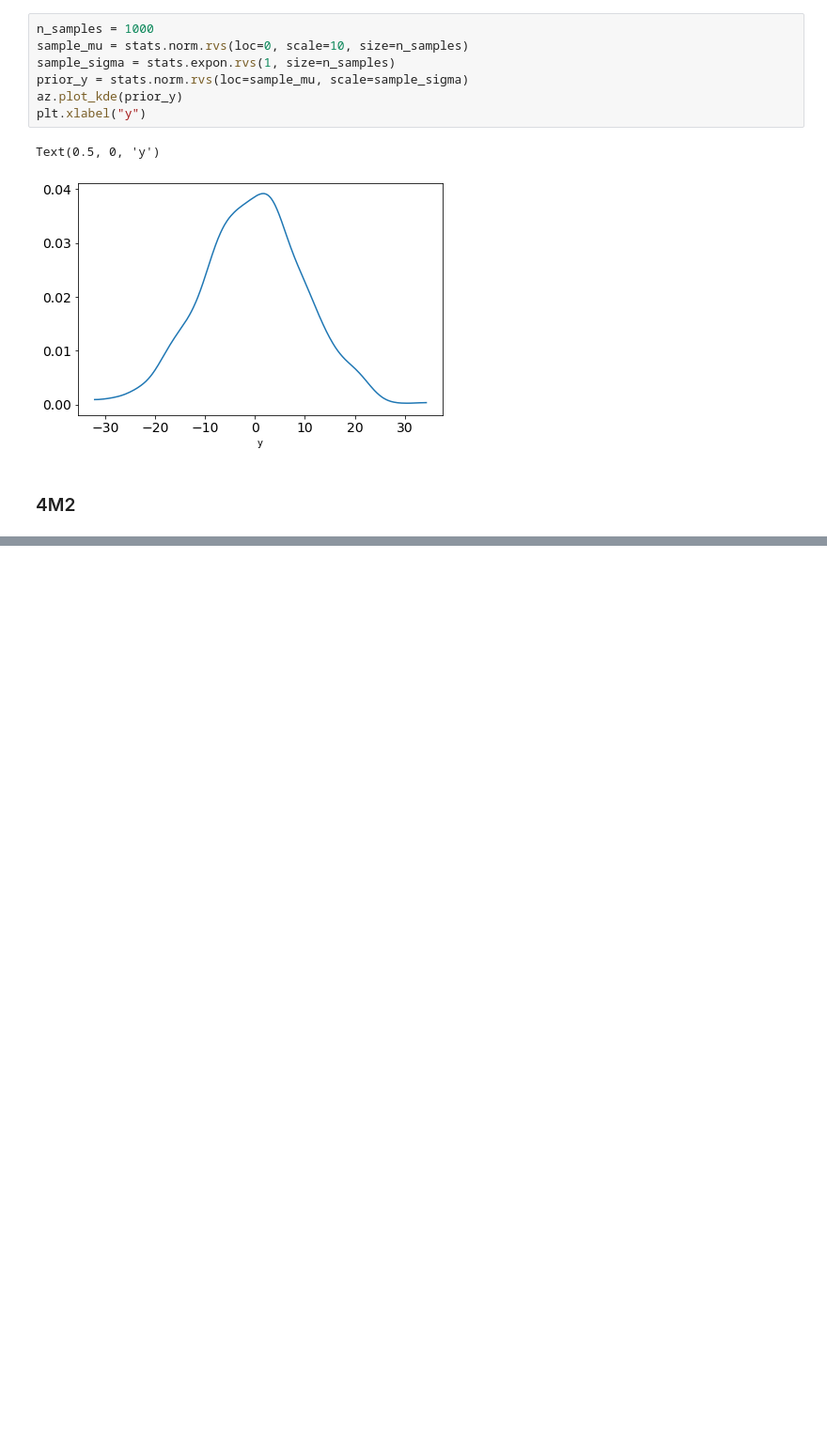
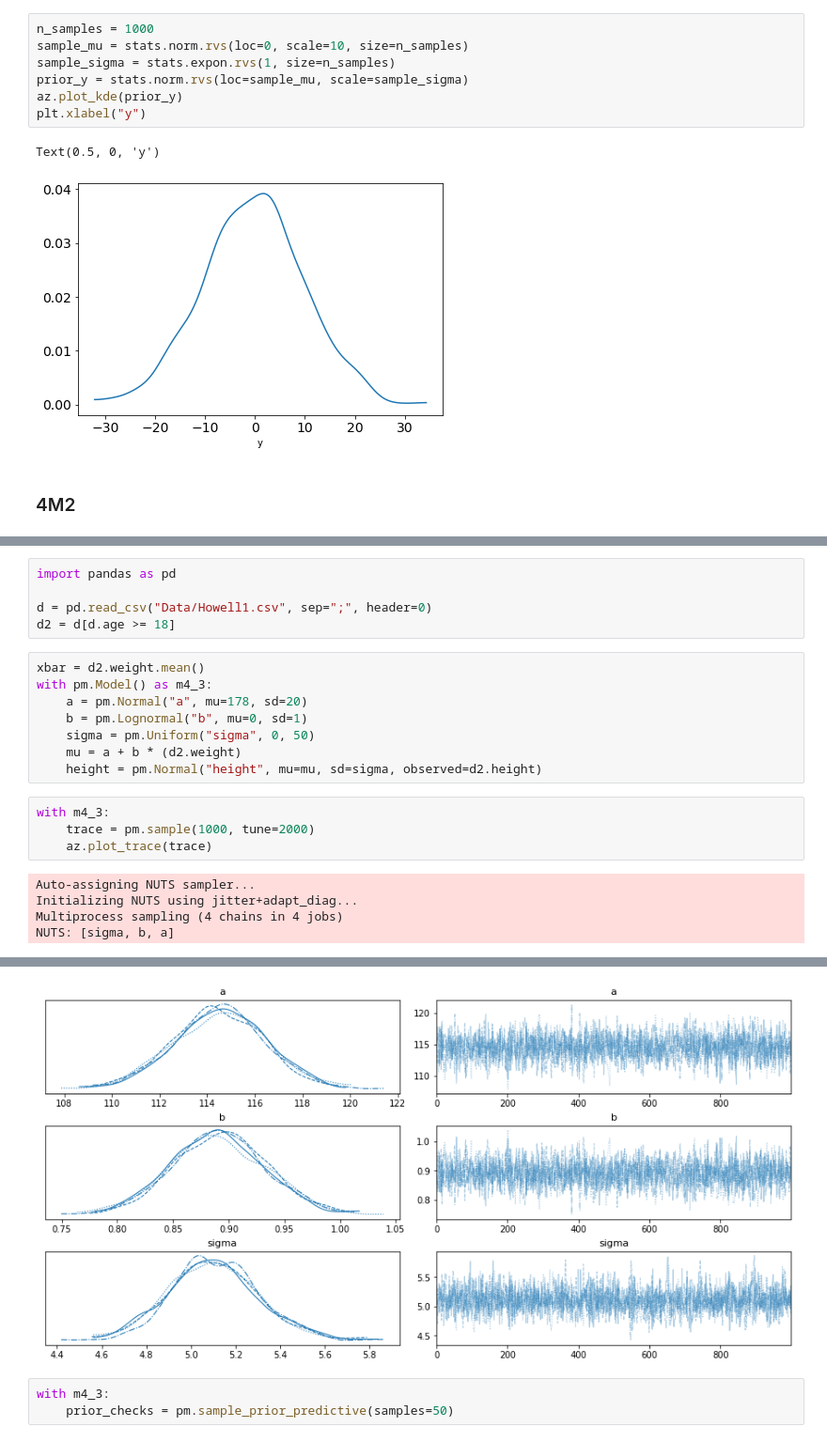
Before and after one commit to oadams/oadams.github.io, a Jupyter notebook: statistical_rethinking_solutions/ch4.ipynb, the cells around one changed output, grey strips where cells are left out. Shown: that part at 94% size. Cells and saved outputs as stored; diff of their text form; blank space fills up the shorter version.

```diff
--- a/statistical_rethinking_solutions/ch4.ipynb
+++ b/statistical_rethinking_solutions/ch4.ipynb
@@ -42,0 +135,22 @@ Text(0.5, 0, 'y')
+# %%
+import pandas as pd
+
+d = pd.read_csv("Data/Howell1.csv", sep=";", header=0)
+d2 = d[d.age >= 18]
+# %%
+xbar = d2.weight.mean()
+with pm.Model() as m4_3:
+    a = pm.Normal("a", mu=178, sd=20)
+    b = pm.Lognormal("b", mu=0, sd=1)
+    sigma = pm.Uniform("sigma", 0, 50)
+    mu = a + b * (d2.weight)
+    height = pm.Normal("height", mu=mu, sd=sigma, observed=d2.height)
+# %%
+with m4_3:
+    trace = pm.sample(1000, tune=2000)
+    az.plot_trace(trace)
+# %% [output]
+Auto-assigning NUTS sampler...
+Initializing NUTS using jitter+adapt_diag...
+Multiprocess sampling (4 chains in 4 jobs)
+NUTS: [sigma, b, a]
@@ -42,0 +160,4 @@ Text(0.5, 0, 'y')
+[figure, added]
+# %%
+with m4_3:
+    prior_checks = pm.sample_prior_predictive(samples=50)
```
Also changed, not shown: parts of 26 cells of this notebook.
